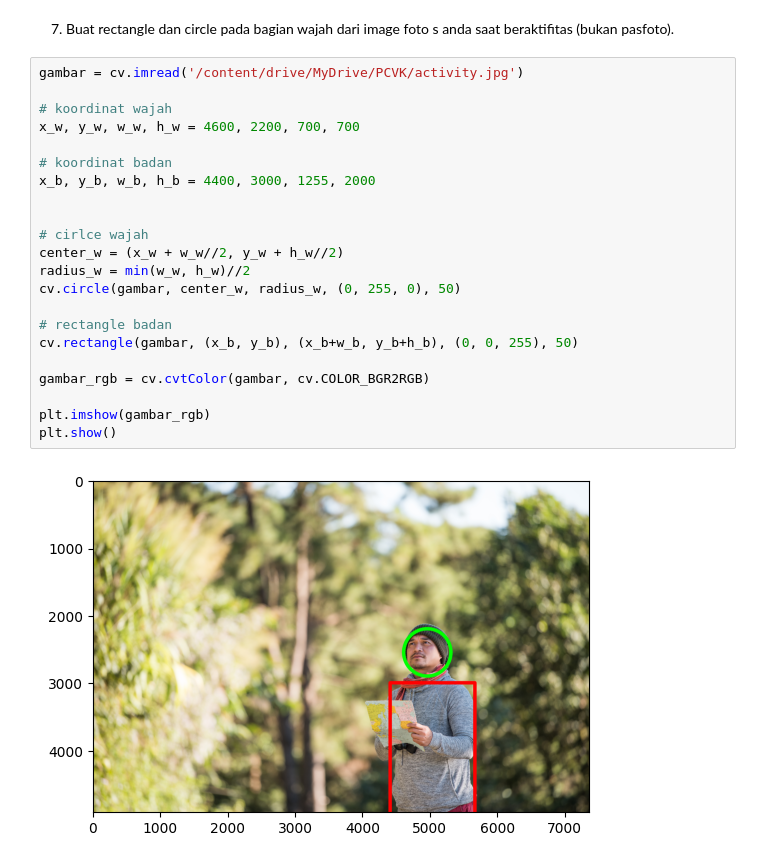
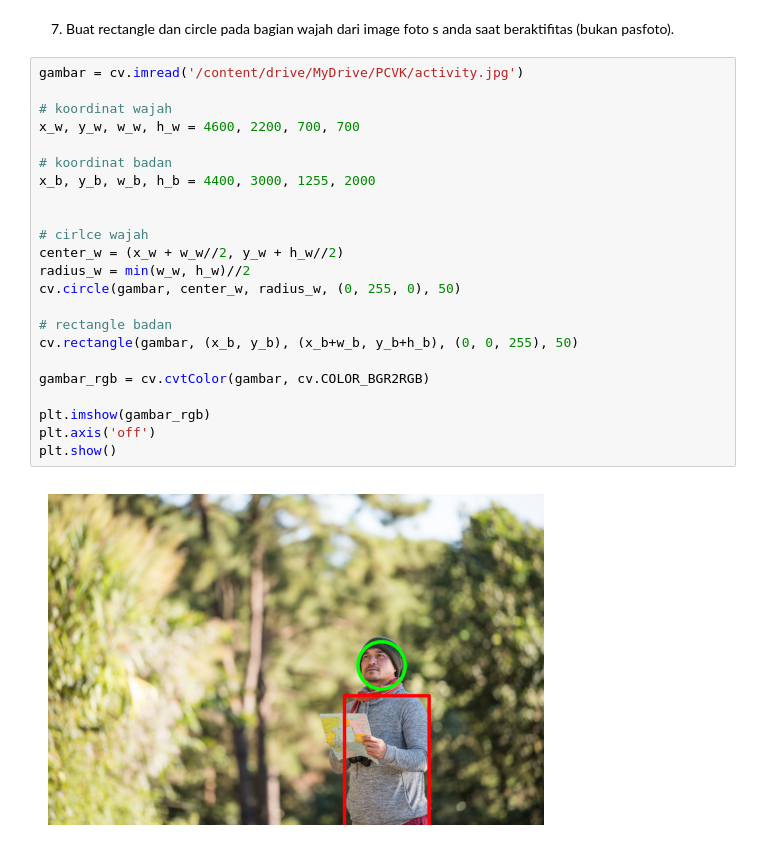
Before and after one commit to rafiirajendra/PCVK, a Jupyter notebook: Week2.ipynb, the cells around one changed output. Drawn from its saved outputs; the diff is of its cells as text.

```diff
--- a/Week2.ipynb
+++ b/Week2.ipynb
@@ -288,24 +288,25 @@ Text(0.5, 1.0, 'Terbalik')
 # %%
 gambar = cv.imread('/content/drive/MyDrive/PCVK/activity.jpg')
 
 # koordinat wajah
 x_w, y_w, w_w, h_w = 4600, 2200, 700, 700
 
 # koordinat badan
 x_b, y_b, w_b, h_b = 4400, 3000, 1255, 2000
 
 
 # cirlce wajah
 center_w = (x_w + w_w//2, y_w + h_w//2)
 radius_w = min(w_w, h_w)//2
 cv.circle(gambar, center_w, radius_w, (0, 255, 0), 50)
 
 # rectangle badan
 cv.rectangle(gambar, (x_b, y_b), (x_b+w_b, y_b+h_b), (0, 0, 255), 50)
 
 gambar_rgb = cv.cvtColor(gambar, cv.COLOR_BGR2RGB)
 
 plt.imshow(gambar_rgb)
+plt.axis('off')
 plt.show()
 # %% [output]
-[figure, old version]
+[figure, new version]
```
Also changed, not shown: parts of 4 cells of this notebook.
